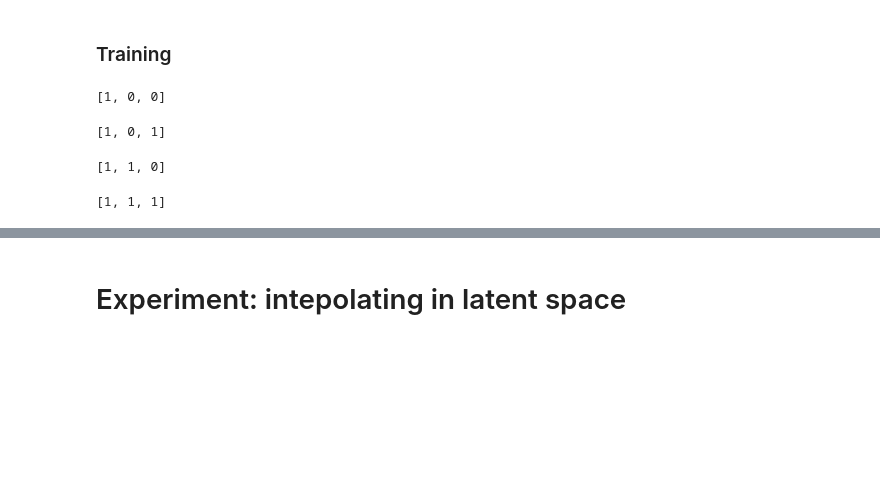
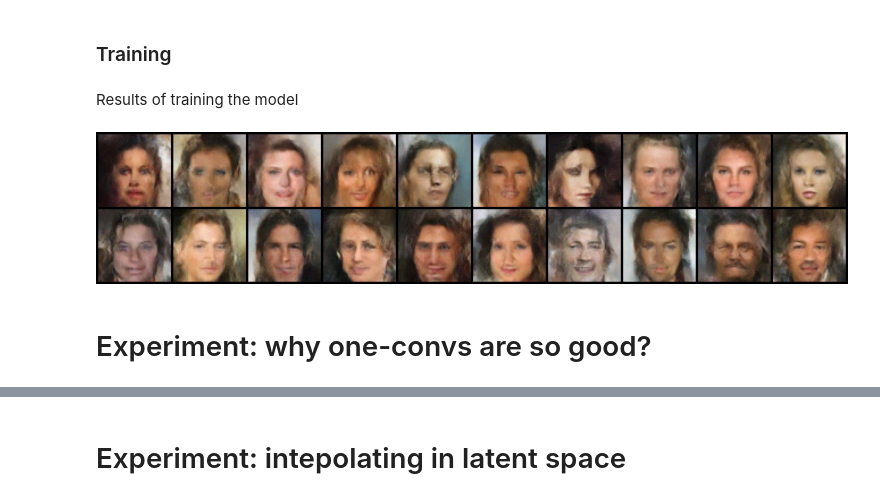
Before and after one commit to Natifick/Glow-ing-Bayes, a Jupyter notebook: Glow.ipynb, the cells around one changed output, grey strips where cells are left out. Saved outputs shown, nothing was run; the diff lists cells and outputs as text; code cells hidden in the pictures; blank space fills up the shorter version.

Commit message:
merged experiments branch

```diff
--- a/Glow.ipynb
+++ b/Glow.ipynb
@@ -685,18 +697,12 @@ def save_all(model, optim, CONFIG, losses, folder="checkpoints", model_prefix=""
         json.dump(conf, f)
     with open(f"{folder}/losss_{model_prefix}.json", "w") as f:
         json.dump(losses, f)
-# %%
-for n in range(1, 8):
-    # layers_mask = [use_act_norm, use_one_conv, use_coupling]
-    mask = [(n // 2 ** i) % 2 for i in range(3)][::-1]
-    print(mask)
-    CONFIG.layers_mask = mask
-    model, optimizer = make_model(CONFIG)
-    model_prefix = "m" + "".join([str(m) for m in mask])
-    loss_hist = train(CONFIG, model, optimizer, train_loader, model_prefix=model_prefix)
-    save_all(model, optimizer, CONFIG, loss_hist, model_prefix=model_prefix)
-# %% [output]
-[1, 0, 0]
-[1, 0, 1]
-[1, 1, 0]
-[1, 1, 1]
+# %% [markdown]
+Results of training the model
+# %%
+from IPython import display
+display.Image("sample/021901.png", width=1000)
+# %% [output]
+[figure, added]
+# %% [markdown]
+# Experiment: why one-convs are so good?
```
Also changed, not shown: parts of 22 cells of this notebook.
